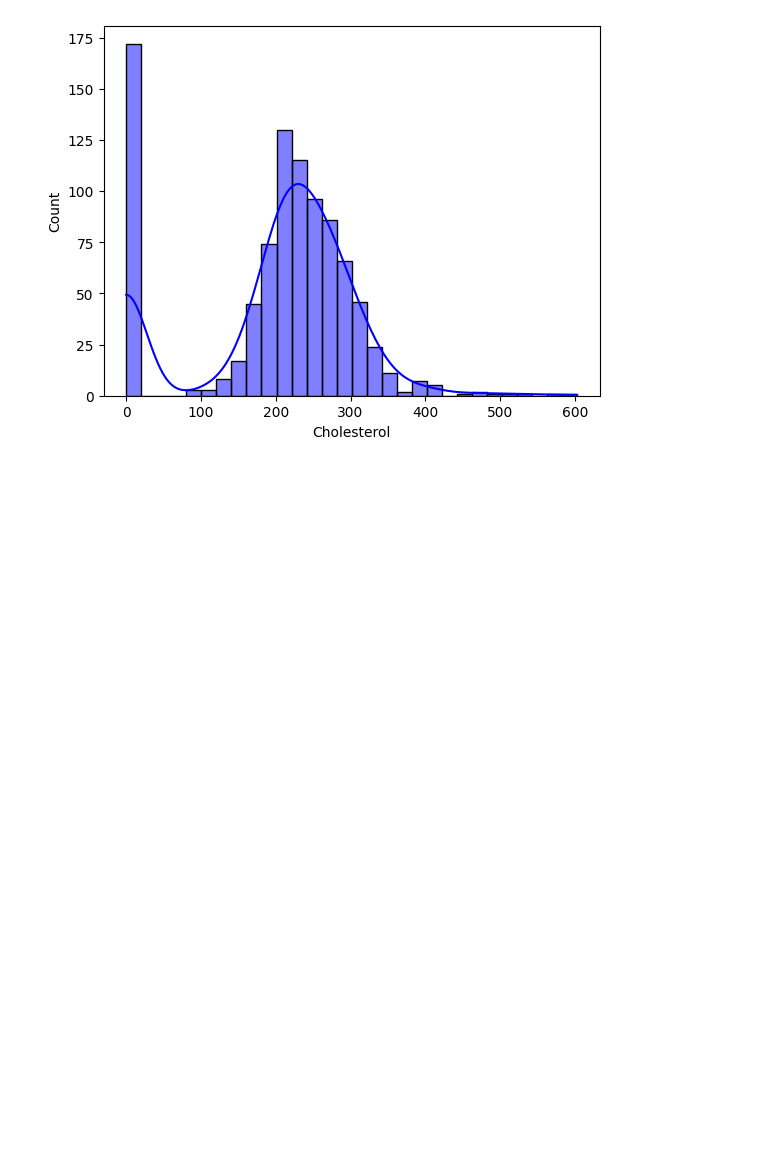
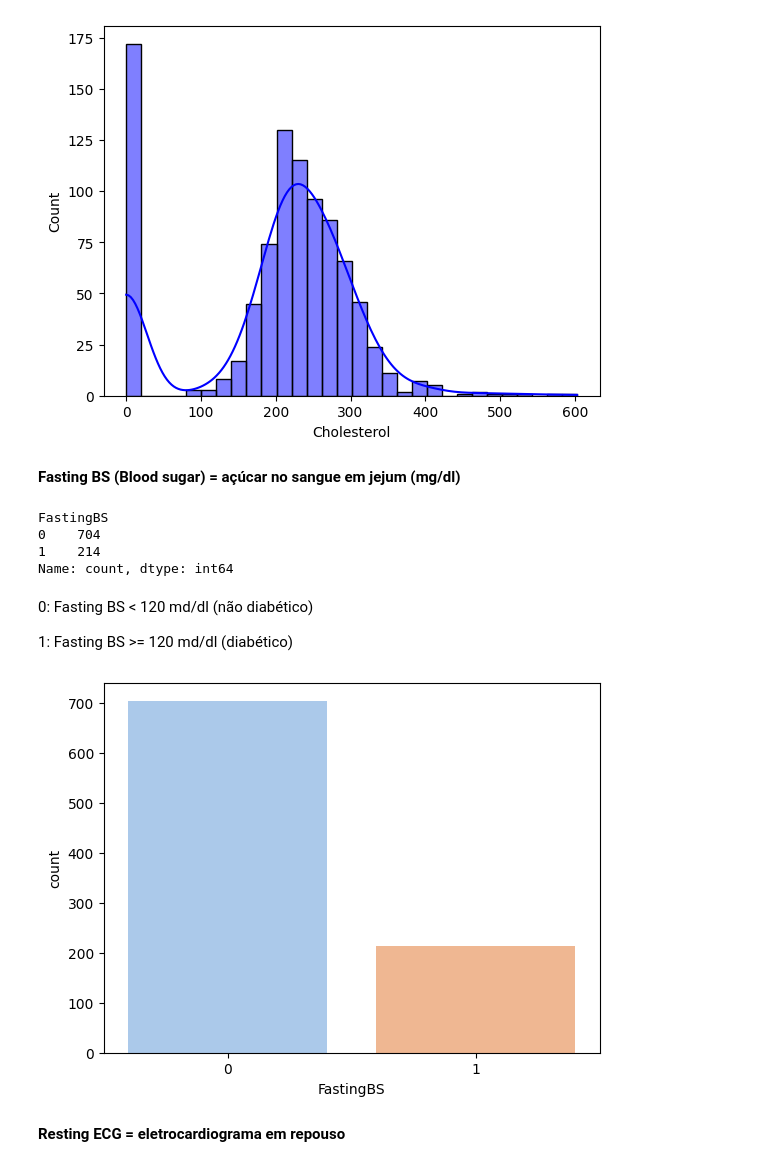
Before and after one commit to KaremLeticia/Tratamento_Classificacao_Doenca_Cardiaca, a Jupyter notebook: main.ipynb, the cells around one changed output. Cells and saved outputs as stored; diff of their text form; code cells hidden in the pictures; blank space fills up the shorter version.

```diff
--- a/main.ipynb
+++ b/main.ipynb
@@ -171,3 +171,22 @@ Name: count, Length: 222, dtype: int64
 sns.histplot(data, x='Cholesterol', bins=30, color='blue', kde=True, stat='count');
 # %% [output]
 [figure]
+# %% [markdown]
+**Fasting BS (Blood sugar) = açúcar no sangue em jejum (mg/dl)**
+# %%
+data.FastingBS.value_counts()
+# %% [output]
+FastingBS
+0    704
+1    214
+Name: count, dtype: int64
+# %% [markdown]
+0: Fasting BS < 120 md/dl (não diabético)
+
+1: Fasting BS >= 120 md/dl (diabético)
+# %%
+sns.countplot (x='FastingBS', data=data, palette='pastel', hue='FastingBS', legend=False);
+# %% [output]
+[figure, added]
+# %% [markdown]
+**Resting ECG = eletrocardiograma em repouso**
```
Also changed, not shown: parts of 9 cells of this notebook.
